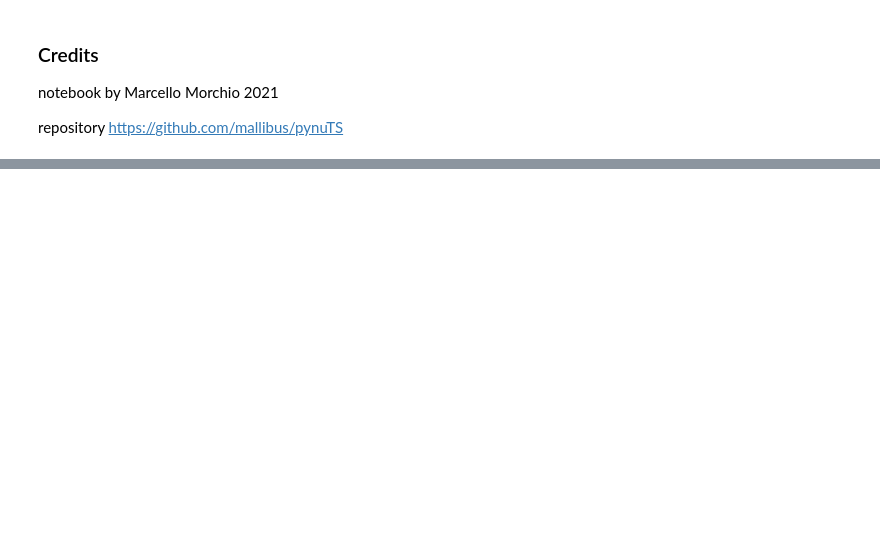
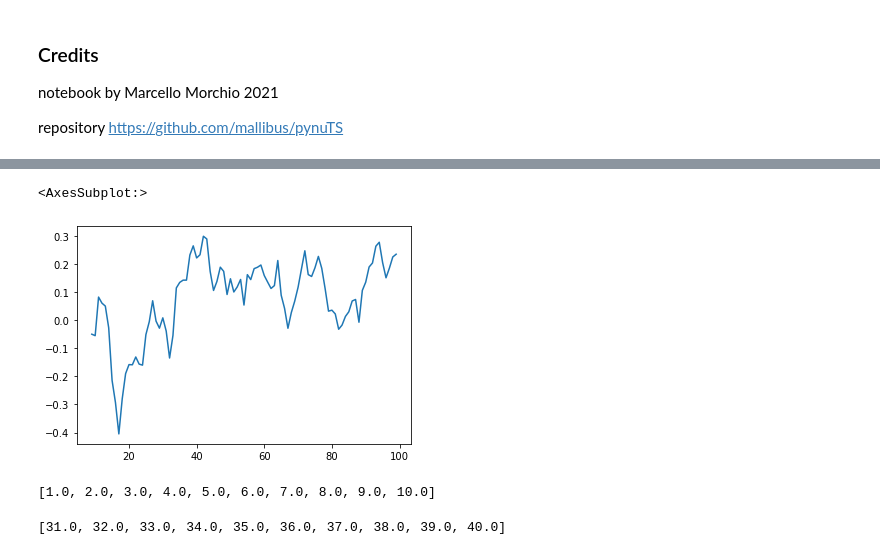
Before and after one commit to nickprock/pynuTS, a Jupyter notebook: demos/experiments for generator.ipynb, the cells around one changed output, grey strips where cells are left out. Saved outputs shown, nothing was run; the diff lists cells and outputs as text; code cells hidden in the pictures; blank space fills up the shorter version.

```diff
--- a/demos/experiments for generator.ipynb
+++ b/demos/experiments for generator.ipynb
@@ -128,0 +186,13 @@ repository https://github.com/mallibus/pynuTS
+# %%
+s2.rolling(10).mean().plot()
+# %% [output]
+<AxesSubplot:>
+[figure, added]
+# %%
+[float(x) for x in range(1,11)]
+# %% [output]
+[1.0, 2.0, 3.0, 4.0, 5.0, 6.0, 7.0, 8.0, 9.0, 10.0]
+# %%
+m.generate(10)
+# %% [output]
+[31.0, 32.0, 33.0, 34.0, 35.0, 36.0, 37.0, 38.0, 39.0, 40.0]
```
Also changed, not shown: parts of 25 cells of this notebook, 2 other files.
